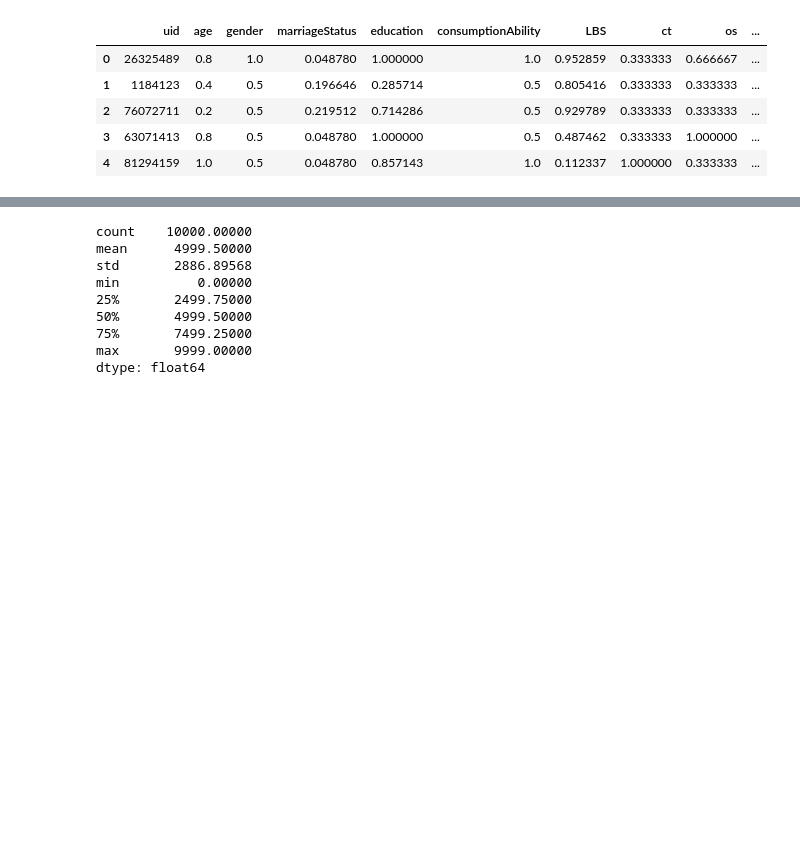
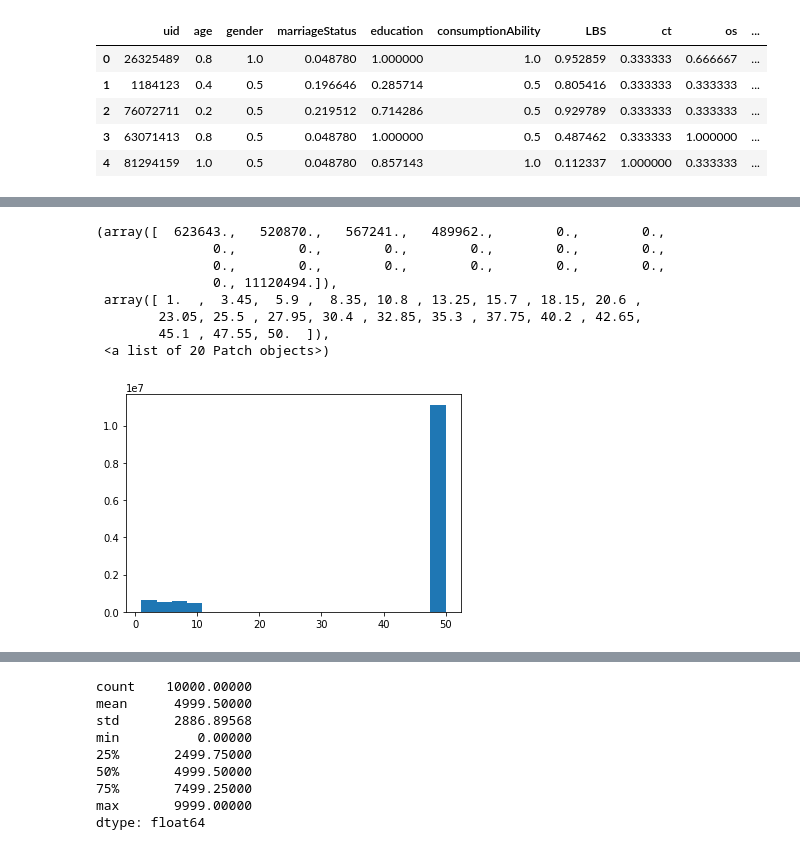
Before and after one commit to ModaoT/firstkill, a Jupyter notebook: user_data_process.ipynb, the cells around one changed output, grey strips where cells are left out. Cells and saved outputs as stored; diff of their text form; code cells hidden in the pictures; blank space fills up the shorter version.

```diff
--- a/user_data_process.ipynb
+++ b/user_data_process.ipynb
@@ -498,0 +541,22 @@ user_feature_base.head()
+# %%
+status_int3 = list()
+for e in user_feature_embedding['interest3'].fillna('50'):
+    if e.isdigit():
+        status_int3.append(int(e))
+    else:
+        for ee in e.split('-'):
+            status_int3.append(int(ee))
+# s = pd.Series(sorted(status))
+# s.describe()
+# Counter(status_int3)
+plt.hist(status_int3, bins=20)
+# %% [output]
+(array([  623643.,   520870.,   567241.,   489962.,        0.,        0.,
+               0.,        0.,        0.,        0.,        0.,        0.,
+               0.,        0.,        0.,        0.,        0.,        0.,
+               0., 11120494.]),
+ array([ 1.  ,  3.45,  5.9 ,  8.35, 10.8 , 13.25, 15.7 , 18.15, 20.6 ,
+        23.05, 25.5 , 27.95, 30.4 , 32.85, 35.3 , 37.75, 40.2 , 42.65,
+        45.1 , 47.55, 50.  ]),
+ <a list of 20 Patch objects>)
+[figure, added]
```
Also changed, not shown: parts of 23 cells of this notebook, 2 other files.
